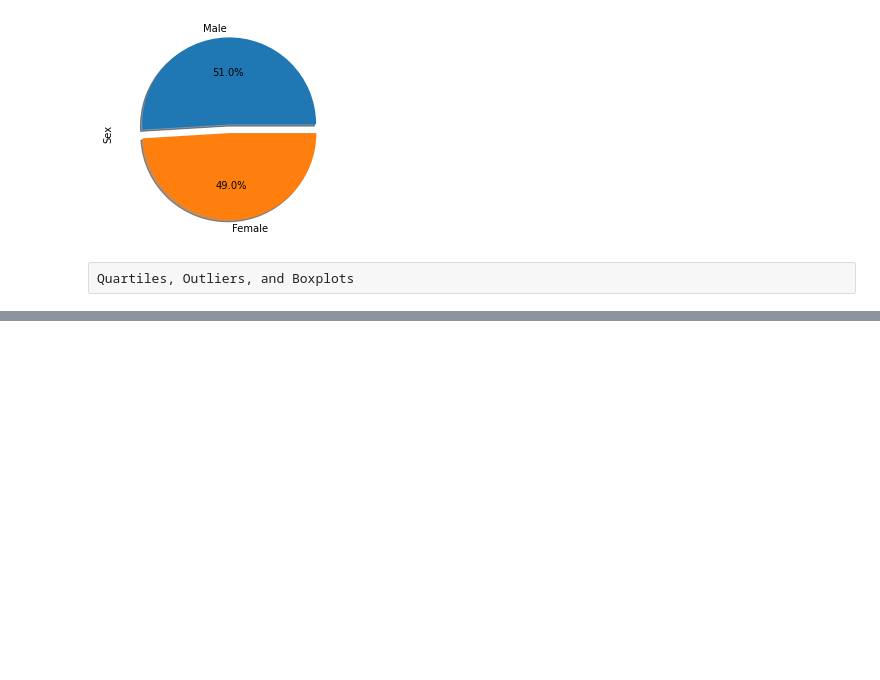
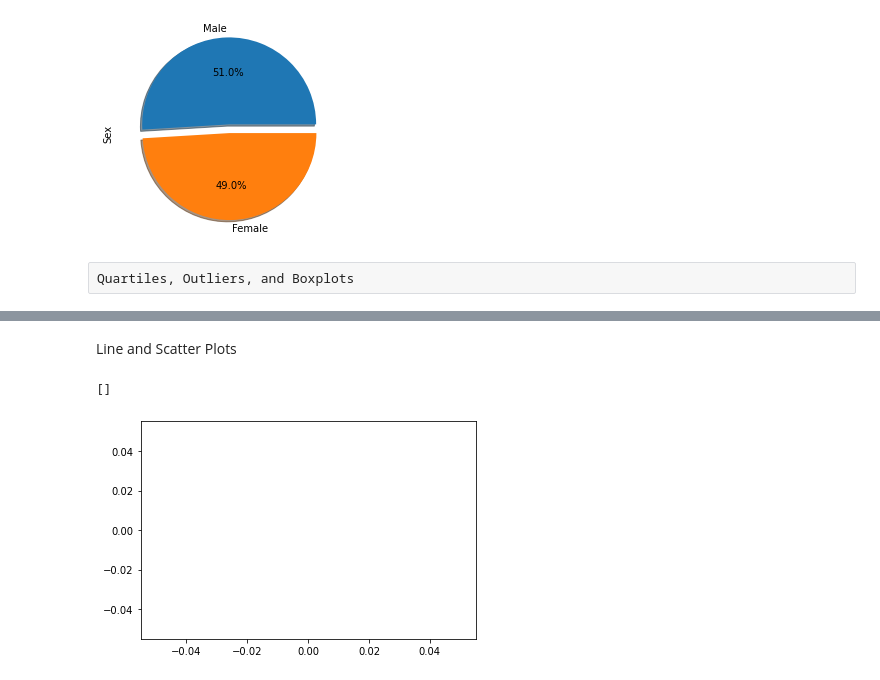
Before and after one commit to mvogel3/matplotlib-challenge, a Jupyter notebook: module_5_starter_code/Pymaceuticals/pymaceuticals_analysis.ipynb, the cells around one changed output, grey strips where cells are left out. Saved outputs shown, nothing was run; the diff lists cells and outputs as text; code cells hidden in the pictures; blank space fills up the shorter version.

```diff
--- a/module_5_starter_code/Pymaceuticals/pymaceuticals_analysis.ipynb
+++ b/module_5_starter_code/Pymaceuticals/pymaceuticals_analysis.ipynb
@@ -292,0 +288,9 @@ plt.boxplot()
+# %% [markdown]
+Line and Scatter Plots
+# %%
+# line plot showing the tumor volume vs. timepoint for a mouse treated with Capomulin
+
+plt.plot()
+# %% [output]
+[]
+[figure, added]
```
Also changed, not shown: parts of 5 cells of this notebook.
